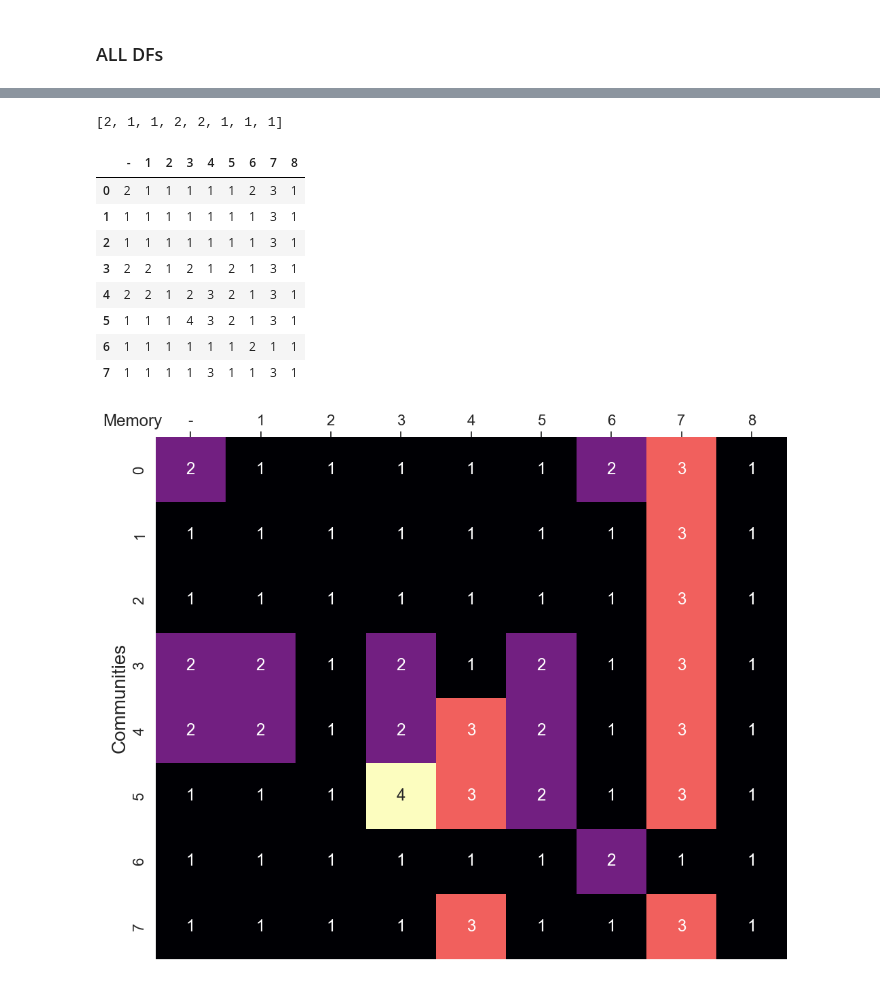
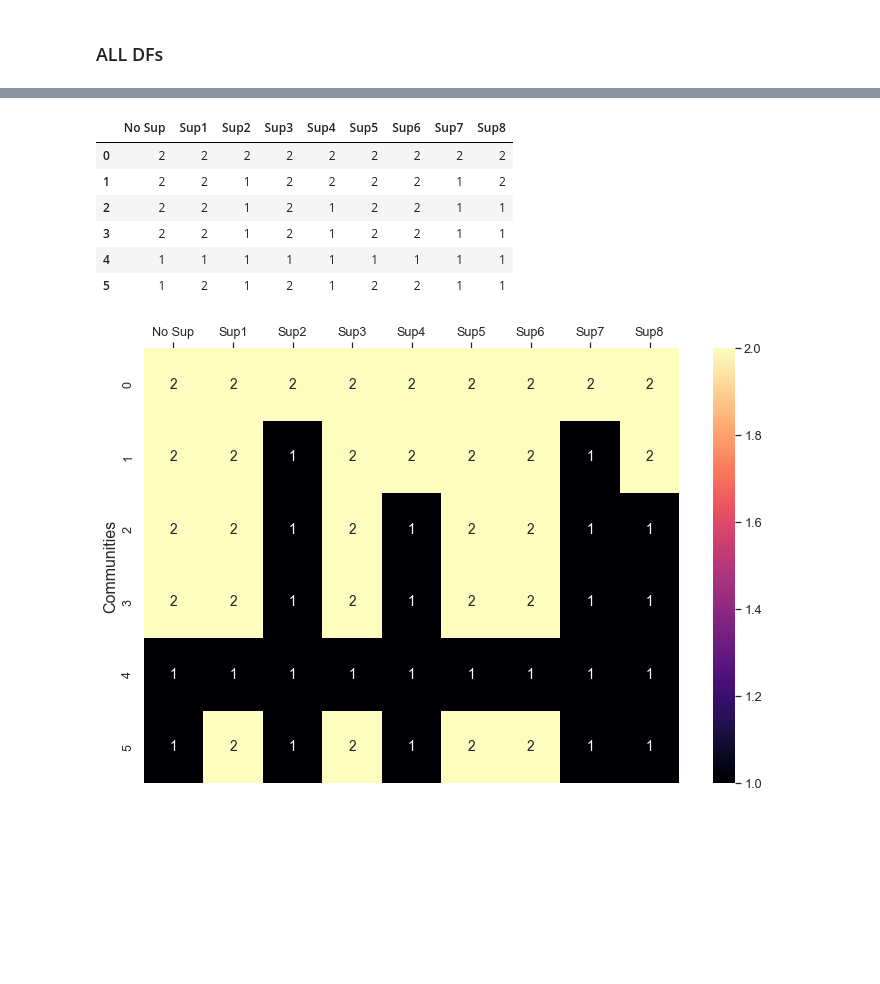
Before and after one commit to RatzkeLab/Environment-mediated-interactions-cause-an-externalized-and-collective-memory-in-microbes-, a Jupyter notebook: Memory model_8 species_Heaviside function.ipynb, the cells around one changed output, grey strips where cells are left out. Saved outputs shown, nothing was run; the diff lists cells and outputs as text; code cells hidden in the pictures; blank space fills up the shorter version.

```diff
--- a/Memory model_8 species_Heaviside function.ipynb
+++ b/Memory model_8 species_Heaviside function.ipynb
@@ -777,0 +616,5 @@ for n, i in zip(range(0,9),clusters):
+# %%
+no_sup = [0,9,18,27,36,45]
+no_sup_df = nmds_py.loc[[0,9,18,27,36,45],:]
+sup_df = nmds_py.loc[[x+8 for x in no_sup],:]
+print(no_sup_df)
@@ -777,0 +665,6 @@ for n, i in zip(range(0,9),clusters):
+# %%
+colors = ['Red', 'Green', 'Blue', 'Orange', 'Brown', 'Black', 'Pink', 'Magenta', 'Lightblue']
+
+for x,y,j in zip(sup_df["MDS1"], sup_df['MDS2'], colors):
+    plt.scatter(x,y, s = 300, c = j, alpha = 0.2)
+    plt.title('No sup')
@@ -803,39 +728,32 @@ Probs
-# %%
-Probs[0]
-# %% [output]
-[2, 1, 1, 2, 2, 1, 1, 1]
 # %%
-Prob_dfx = pd.DataFrame()
-Prob_dfx['-'] = Probs[0]
+Prob_dfx = pd.DataFrame(columns = Supsx[0:9])
+Prob_dfx
 for x,i in zip(Probs[1:], np.arange(1,10)):
-    Prob_dfx[str(i)] = x
+    Prob_dfx['Sup'+ str(i)] = x
-# %%
-Prob_dfx
-# %% [output]
-|  | - | 1 | 2 | 3 | 4 | 5 | 6 | 7 | 8 |
-| 0 | 2 | 1 | 1 | 1 | 1 | 1 | 2 | 3 | 1 |
-| 1 | 1 | 1 | 1 | 1 | 1 | 1 | 1 | 3 | 1 |
-| 2 | 1 | 1 | 1 | 1 | 1 | 1 | 1 | 3 | 1 |
-| 3 | 2 | 2 | 1 | 2 | 1 | 2 | 1 | 3 | 1 |
-| 4 | 2 | 2 | 1 | 2 | 3 | 2 | 1 | 3 | 1 |
-| 5 | 1 | 1 | 1 | 4 | 3 | 2 | 1 | 3 | 1 |
-| 6 | 1 | 1 | 1 | 1 | 1 | 1 | 2 | 1 | 1 |
-| 7 | 1 | 1 | 1 | 1 | 3 | 1 | 1 | 3 | 1 |
+# %%
+Prob_dfx['No Sup'] = Probs[0]
+Prob_dfx
+# %% [output]
+|  | No Sup | Sup1 | Sup2 | Sup3 | Sup4 | Sup5 | Sup6 | Sup7 | Sup8 |
+| 0 | 2 | 2 | 2 | 2 | 2 | 2 | 2 | 2 | 2 |
+| 1 | 2 | 2 | 1 | 2 | 2 | 2 | 2 | 1 | 2 |
+| 2 | 2 | 2 | 1 | 2 | 1 | 2 | 2 | 1 | 1 |
+| 3 | 2 | 2 | 1 | 2 | 1 | 2 | 2 | 1 | 1 |
+| 4 | 1 | 1 | 1 | 1 | 1 | 1 | 1 | 1 | 1 |
+| 5 | 1 | 2 | 1 | 2 | 1 | 2 | 2 | 1 | 1 |
 # %%
-new_rc_params = {'text.usetex': False,
-"svg.fonttype": 'none'
-}
-mpl.rcParams.update(new_rc_params)
+import seaborn as sns
+%matplotlib inline
+sns.set(font_scale = 1.15)
+ax = sns.heatmap(Prob_dfx, annot=True,cmap="magma")
+#ax.hlines([3, 6, 9,12,15], *ax.get_xlim(), color = 'white')
+fig = matplotlib.pyplot.gcf()
+fig.set_size_inches(12, 8)
+ax.set(ylabel='Communities')
+ax.yaxis.label.set(fontsize=16)
+ax.xaxis.tick_top()
+plt.rcParams["svg.fonttype"] = "none"
 
-import seaborn as sns
-sns.set(font_scale = 1.45)
-ax = sns.heatmap(Prob_dfx, annot=True,cmap="magma", cbar = False)
-fig = matplotlib.pyplot.gcf()
-fig.set_size_inches(12, 10)
-ax.set(ylabel='Communities')
-ax.text(-0.75, -0.17, "Memory")
-ax.yaxis.label.set(fontsize=20)
-ax.xaxis.tick_top()
-#plt.savefig('Supp_Fig6Dnew.svg', bbox_inches = 'tight')
+#plt.savefig('Supp_gaussian_sim_heatmap.svg', bbox_inches = 'tight')
 # %% [output]
-[figure, old version]
+[figure, new version]
```
Also changed, not shown: parts of 90 cells of this notebook.
